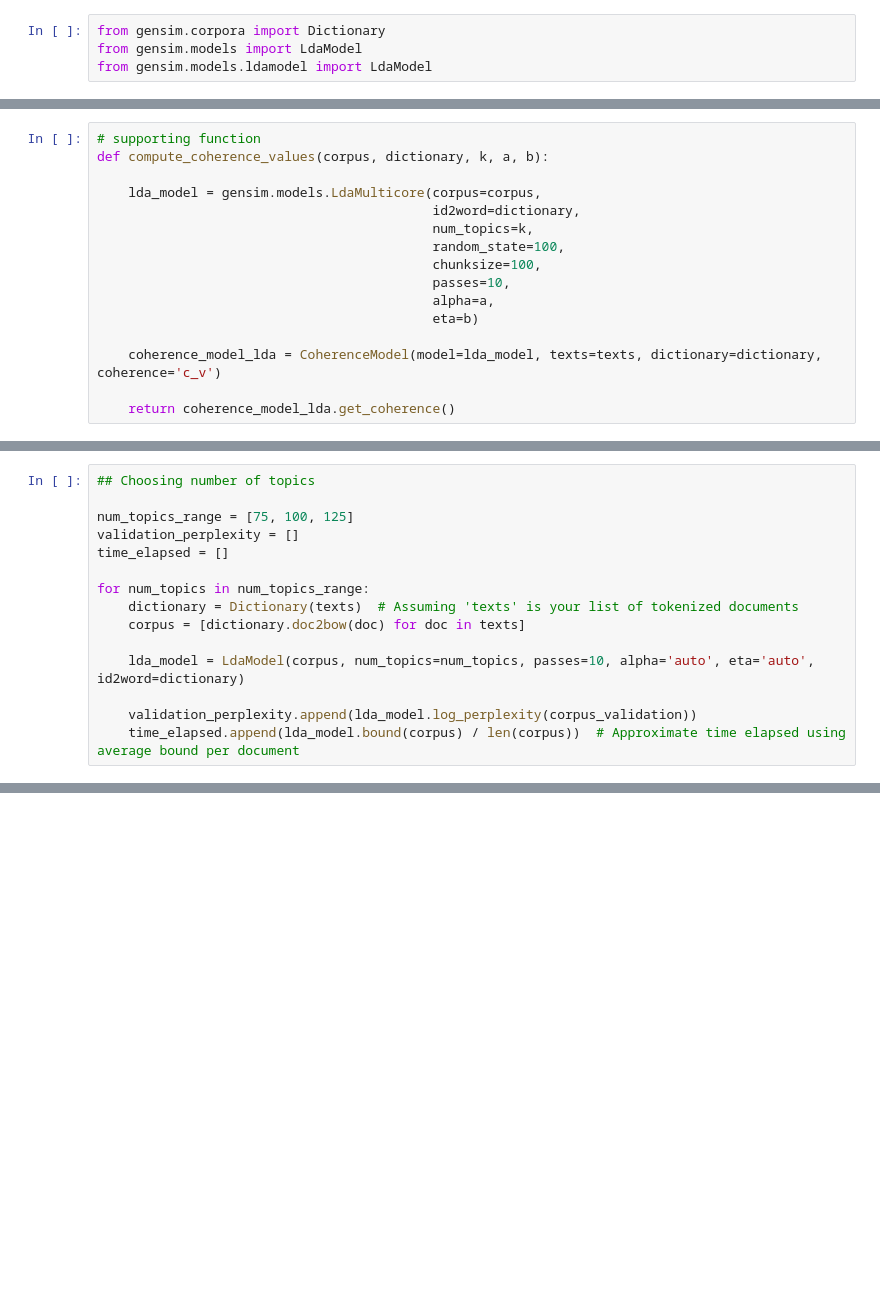
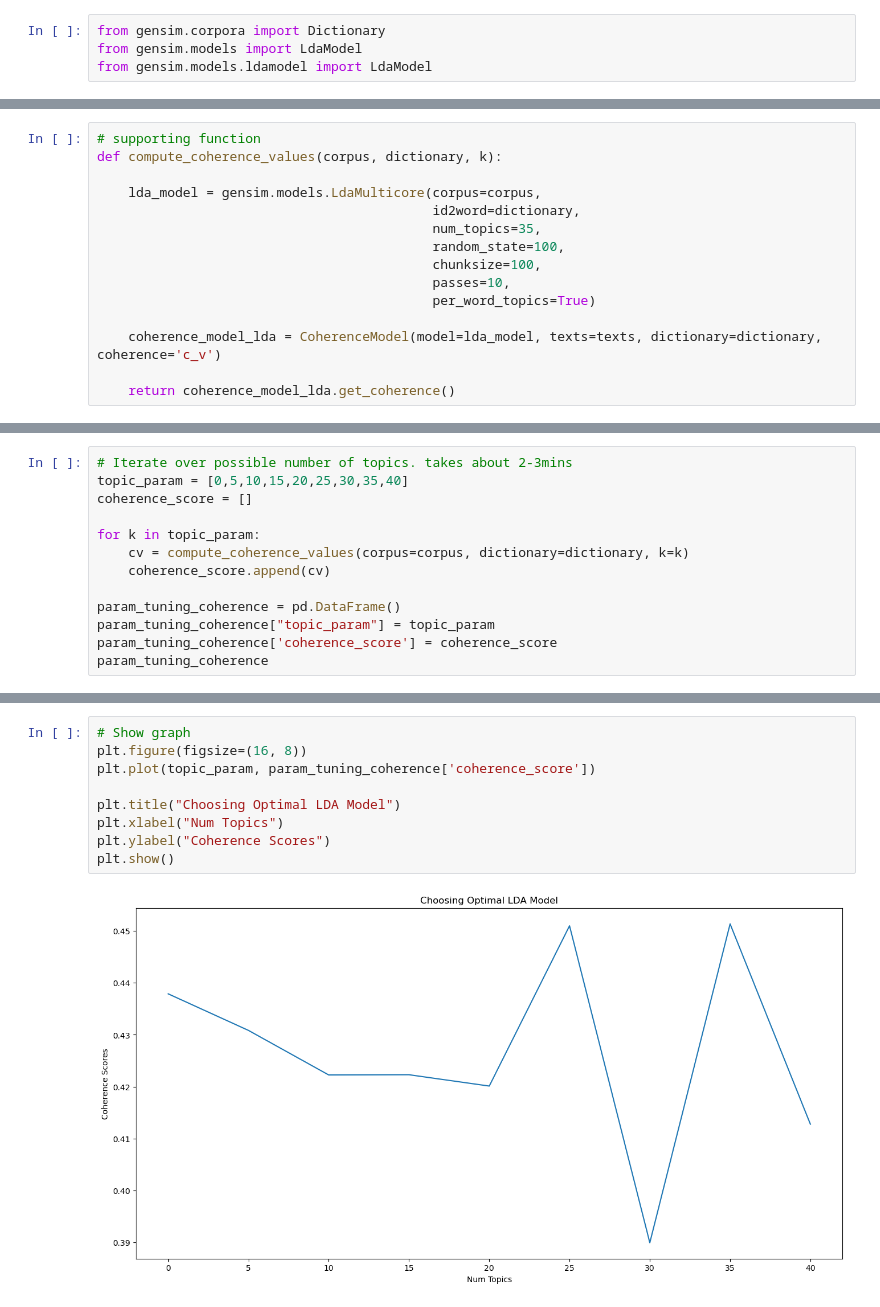
Before and after one commit to pschell23/DS-Project-Course--Parker-Schell-Alex-Torti-Mariah-Hudson, a Jupyter notebook: Project_two/AWSLDA(1).ipynb, the cells around one changed output, grey strips where cells are left out. Drawn from its saved outputs; the diff is of its cells as text; blank space fills up the shorter version.

Commit message:
final LDA model

```diff
--- a/Project_two/AWSLDA(1).ipynb
+++ b/Project_two/AWSLDA(1).ipynb
@@ -233,15 +237,14 @@ Coherence Score:  0.3543633981805143
 # %%
 # supporting function
-def compute_coherence_values(corpus, dictionary, k, a, b):
+def compute_coherence_values(corpus, dictionary, k):
 
     lda_model = gensim.models.LdaMulticore(corpus=corpus,
                                            id2word=dictionary,
-                                           num_topics=k,
+                                           num_topics=35,
                                            random_state=100,
                                            chunksize=100,
                                            passes=10,
-                                           alpha=a,
-                                           eta=b)
+                                           per_word_topics=True)
 
     coherence_model_lda = CoherenceModel(model=lda_model, texts=texts, dictionary=dictionary, coherence='c_v')
 
@@ -314,15 +251,0 @@ pd.DataFrame(model_results).to_csv('./lda_tuning_results.csv', index=False)
-# %%
-## Choosing number of topics
-
-num_topics_range = [75, 100, 125]
-validation_perplexity = []
-time_elapsed = []
-
-for num_topics in num_topics_range:
-    dictionary = Dictionary(texts)  # Assuming 'texts' is your list of tokenized documents
-    corpus = [dictionary.doc2bow(doc) for doc in texts]
-
-    lda_model = LdaModel(corpus, num_topics=num_topics, passes=10, alpha='auto', eta='auto', id2word=dictionary)
-
-    validation_perplexity.append(lda_model.log_perplexity(corpus_validation))
-    time_elapsed.append(lda_model.bound(corpus) / len(corpus))  # Approximate time elapsed using average bound per document
@@ -351,0 +252,13 @@ plt.show()
+# %%
+# Iterate over possible number of topics. takes about 2-3mins
+topic_param = [0,5,10,15,20,25,30,35,40]
+coherence_score = []
+
+for k in topic_param:
+    cv = compute_coherence_values(corpus=corpus, dictionary=dictionary, k=k)
+    coherence_score.append(cv)
+
+param_tuning_coherence = pd.DataFrame()
+param_tuning_coherence["topic_param"] = topic_param
+param_tuning_coherence['coherence_score'] = coherence_score
+param_tuning_coherence
@@ -351,0 +276,11 @@ plt.show()
+# %%
+# Show graph
+plt.figure(figsize=(16, 8))
+plt.plot(topic_param, param_tuning_coherence['coherence_score'])
+
+plt.title("Choosing Optimal LDA Model")
+plt.xlabel("Num Topics")
+plt.ylabel("Coherence Scores")
+plt.show()
+# %% [output]
+[figure, added]
```
Also changed, not shown: parts of 27 cells of this notebook.
